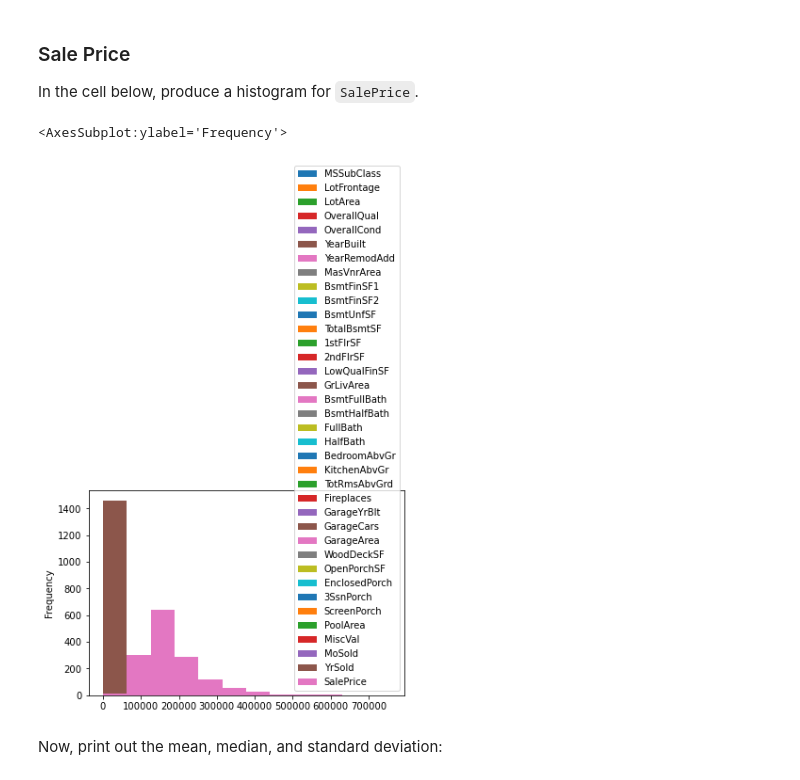
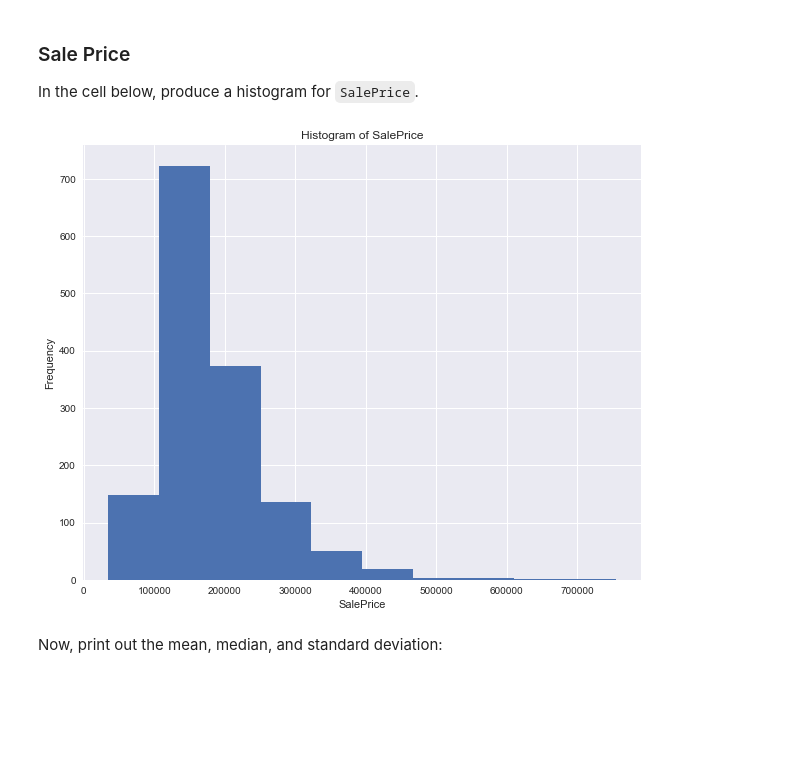
Before and after one commit to oscar066/dsc-pandas-eda-lab, a Jupyter notebook: index.ipynb, the cells around one changed output. Drawn from its saved outputs; the diff is of its cells as text; code cells hidden in the pictures; blank space fills up the shorter version.

```diff
--- a/index.ipynb
+++ b/index.ipynb
@@ -174,12 +174,16 @@ Each histogram should have appropriate title and axes labels, as well as a black
 ### Sale Price
 
 In the cell below, produce a histogram for `SalePrice`.
-# %%
-# Your code here
-df.plot.hist(df['SalePrice'],bins=12)
-# %% [output]
-<AxesSubplot:ylabel='Frequency'>
-[figure, removed]
+# %%
+# Your code here
+ax = df.hist(column='SalePrice',bins=10,figsize=(10,8))
+ax = ax[0]
+for x in ax:
+    x.set_title('Histogram of SalePrice')
+    x.set_xlabel('SalePrice')
+    x.set_ylabel('Frequency')
+# %% [output]
+[figure, added]
 # %% [markdown]
 Now, print out the mean, median, and standard deviation:
 # %%
```
Also changed, not shown: parts of 20 cells of this notebook.
